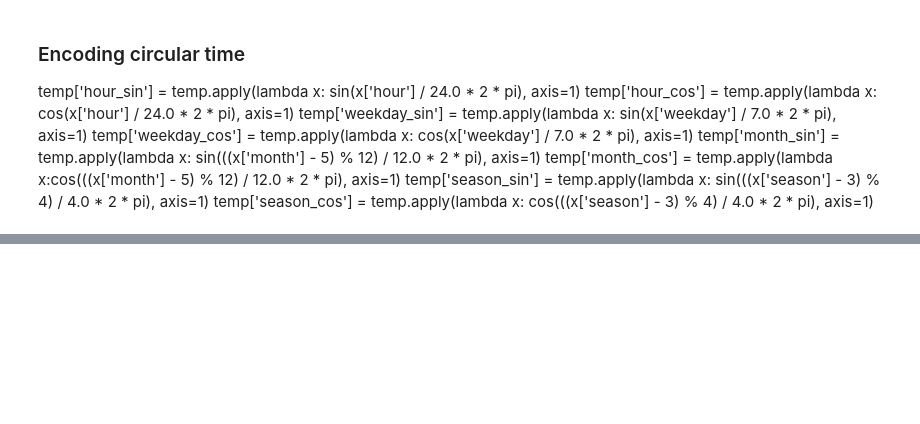
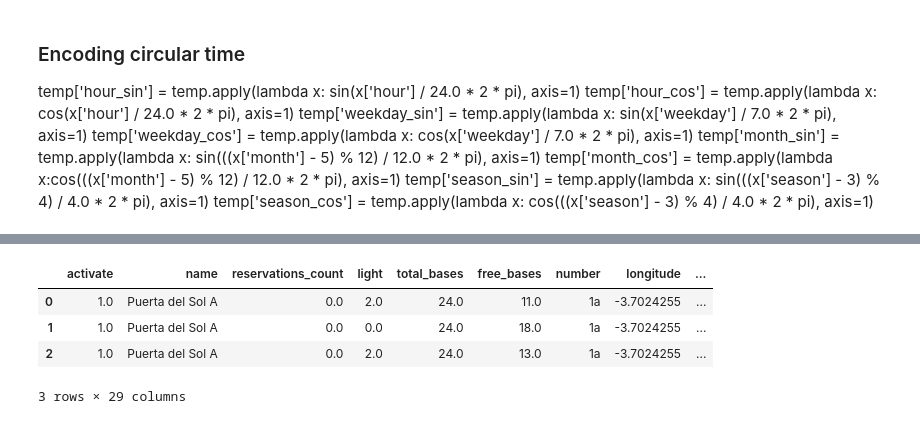
Before and after one commit to juanmcastroa/bicimad_lewagon, a Jupyter notebook: notebooks/Preprocessing.ipynb, the cells around one changed output, grey strips where cells are left out. Cells and saved outputs as stored; diff of their text form; code cells hidden in the pictures; blank space fills up the shorter version.

```diff
--- a/notebooks/Preprocessing.ipynb
+++ b/notebooks/Preprocessing.ipynb
@@ -99,5 +179,11 @@ temp.head()
 # %%
-temp.drop(columns=["name","longitude","address","month","time","weekday"])
+temp.drop(columns=["name","longitude","address","month","time","weekday","Unnamed: 0"])
 temp.head(3)
+# %% [output]
+|  | activate | name | reservations_count | light | total_bases | free_bases | number | longitude | ... |
+| 0 | 1.0 | Puerta del Sol A | 0.0 | 2.0 | 24.0 | 11.0 | 1a | -3.7024255 | ... |
+| 1 | 1.0 | Puerta del Sol A | 0.0 | 0.0 | 24.0 | 18.0 | 1a | -3.7024255 | ... |
+| 2 | 1.0 | Puerta del Sol A | 0.0 | 2.0 | 24.0 | 13.0 | 1a | -3.7024255 | ... |
+3 rows × 29 columns
 # %%
 #temp.to_csv("filename.processed.csv")
```
Also changed, not shown: parts of 12 cells of this notebook, 1 other file.
